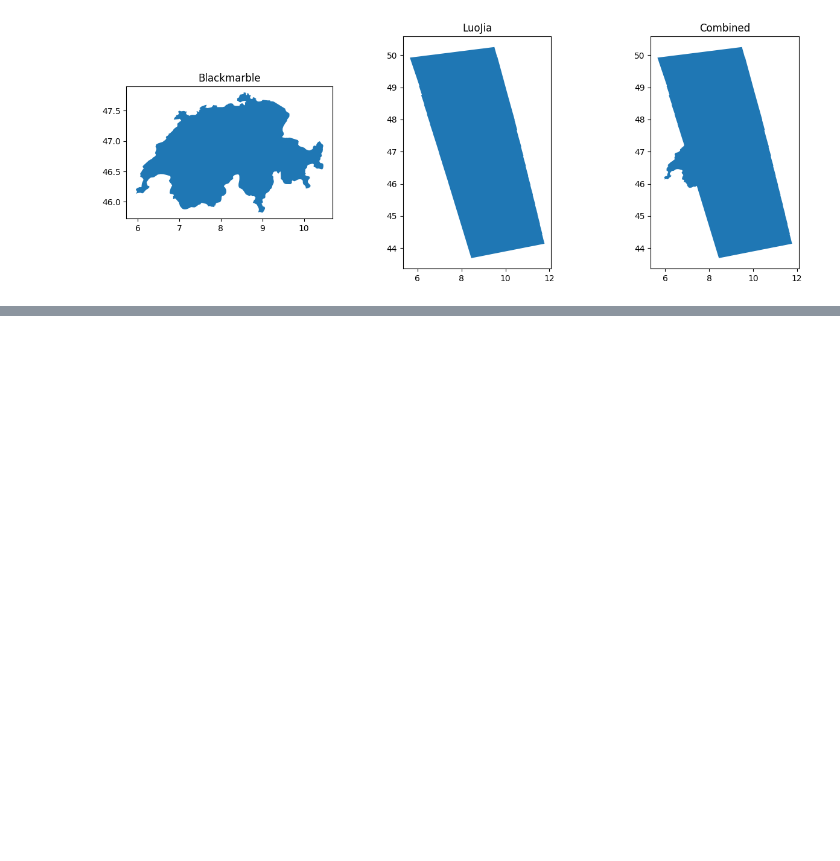
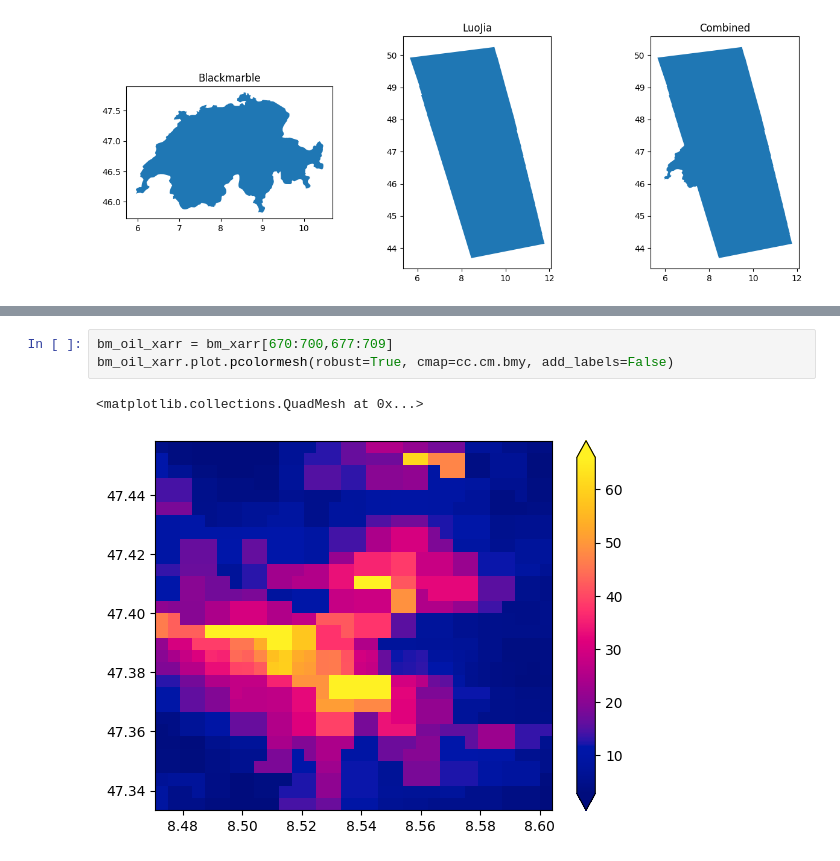
Before and after one commit to Starbix/Infrared_Marble, a Jupyter notebook: notebooks/difference_visualization.ipynb, the cells around one changed output, grey strips where cells are left out. Cells and saved outputs as stored; diff of their text form; blank space fills up the shorter version.

```diff
--- a/notebooks/difference_visualization.ipynb
+++ b/notebooks/difference_visualization.ipynb
@@ -176,0 +244,6 @@ cx.add_basemap(ax, crs=gdf.crs.to_string())
+# %%
+bm_oil_xarr = bm_xarr[670:700,677:709]
+bm_oil_xarr.plot.pcolormesh(robust=True, cmap=cc.cm.bmy, add_labels=False)
+# %% [output]
+<matplotlib.collections.QuadMesh at 0x...>
+[figure, added]
```
Also changed, not shown: parts of 18 cells of this notebook, 27 other files.
